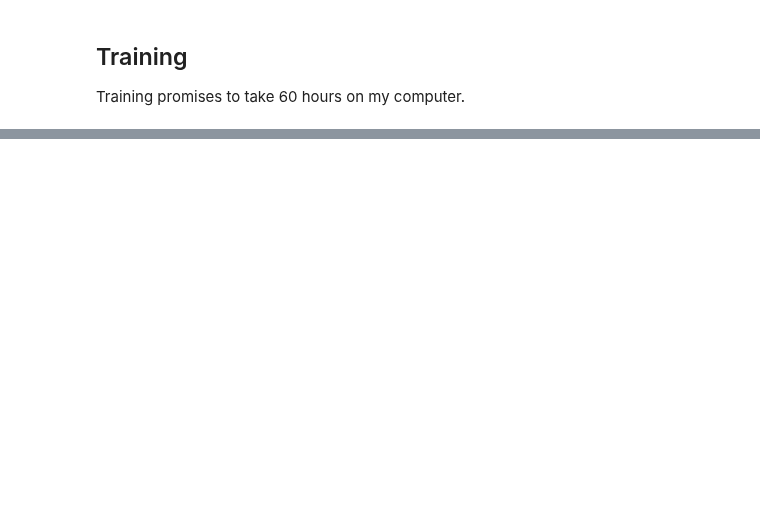
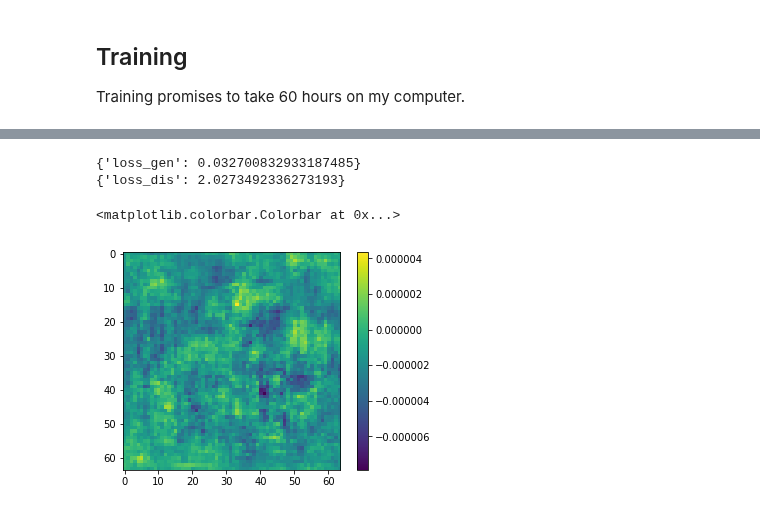
Before and after one commit to t-vi/pytorch-tvmisc, a Jupyter notebook: wasserstein-distance/sn_projection_cgan_64x64_1000c.ipynb, the cells around one changed output, grey strips where cells are left out. Cells and saved outputs as stored; diff of their text form; code cells hidden in the pictures; blank space fills up the shorter version.

```diff
--- a/wasserstein-distance/sn_projection_cgan_64x64_1000c.ipynb
+++ b/wasserstein-distance/sn_projection_cgan_64x64_1000c.ipynb
@@ -570,0 +876,48 @@ pyplot.imshow(((res.view(5,5,3,64,64).permute(0,3,1,4,2).reshape(5*64,5*64,3)*12
+# %%
+import cupy
+DEBUG_PYTORCH_GEN = {}
+DEBUG_PYTORCH_DIS = {}
+y_fake_pt = torch.from_numpy(cupy.asnumpy(y_fake)).long()
+z_fake_pt = torch.from_numpy(cupy.asnumpy(z_fake))
+x_fake_pt = generator(batchsize=n_gen_samples, z=z_fake_pt, y=y_fake_pt, DEBUG=DEBUG_PYTORCH_GEN)
+x_fake_pt.retain_grad()
+dis_fake_pt = discriminator(x_fake_pt, y=y_fake_pt)
+loss_gen_pt = -dis_fake_pt.mean()
+generator.zero_grad()
+loss_gen_pt.backward()
+opt_gen_pt.step()
+print({'loss_gen': loss_gen_pt.item()})
+
+
+x_real_pt = torch.from_numpy(cupy.asnumpy(x_real))
+y_real_pt = torch.from_numpy(cupy.asnumpy(y_real)).long()
+#        x_real = x_real.to(device)
+#        y_real = y_real.to(device)
+bs = len(x_real)
+dis_real_pt = discriminator(x_real_pt, y=y_real_pt)
+with torch.no_grad():
+    y_fake_dis_pt = torch.from_numpy(cupy.asnumpy(y_fake_dis)).long()
+    z_fake_dis_pt = torch.from_numpy(cupy.asnumpy(z_fake_dis))
+
+    #y_fake = torch.randint(0, generator.n_classes, (bs,), device=device, dtype=torch.long)
+    x_fake_dis_pt = generator(bs, y=y_fake_dis_pt, z=z_fake_dis_pt).detach()
+
+dis_fake_pt = discriminator(x_fake_dis_pt, y=y_fake_dis_pt, DEBUG=DEBUG_PYTORCH_DIS)
+
+loss_dis_pt = (torch.nn.functional.relu(1. - dis_real_pt).mean() +
+                    torch.nn.functional.relu(1. + dis_fake_pt).mean())
+opt_dis_pt.zero_grad()
+loss_dis_pt.backward()
+opt_dis_pt.step()
+print ({'loss_dis':loss_dis_pt.item()})
+# %% [output]
+{'loss_gen': 0.032700832933187485}
+{'loss_dis': 2.0273492336273193}
+# %%
+#x_fake_dis.grad
+pyplot.imshow(x_fake_pt.grad[0,0].detach().numpy())
+pyplot.colorbar()
+#DEBUG_CHAINER_GEN['generator.z']-DEBUG_PYTORCH_GEN['generator.z'].numpy()
+# %% [output]
+<matplotlib.colorbar.Colorbar at 0x...>
+[figure, added]
```
Also changed, not shown: parts of 52 cells of this notebook.
